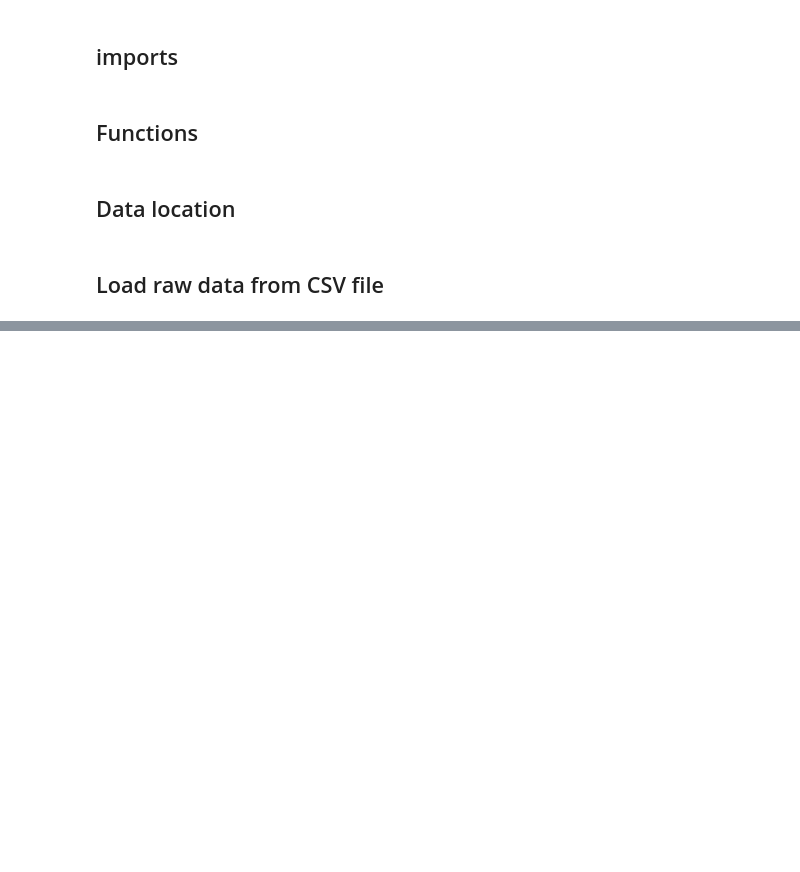
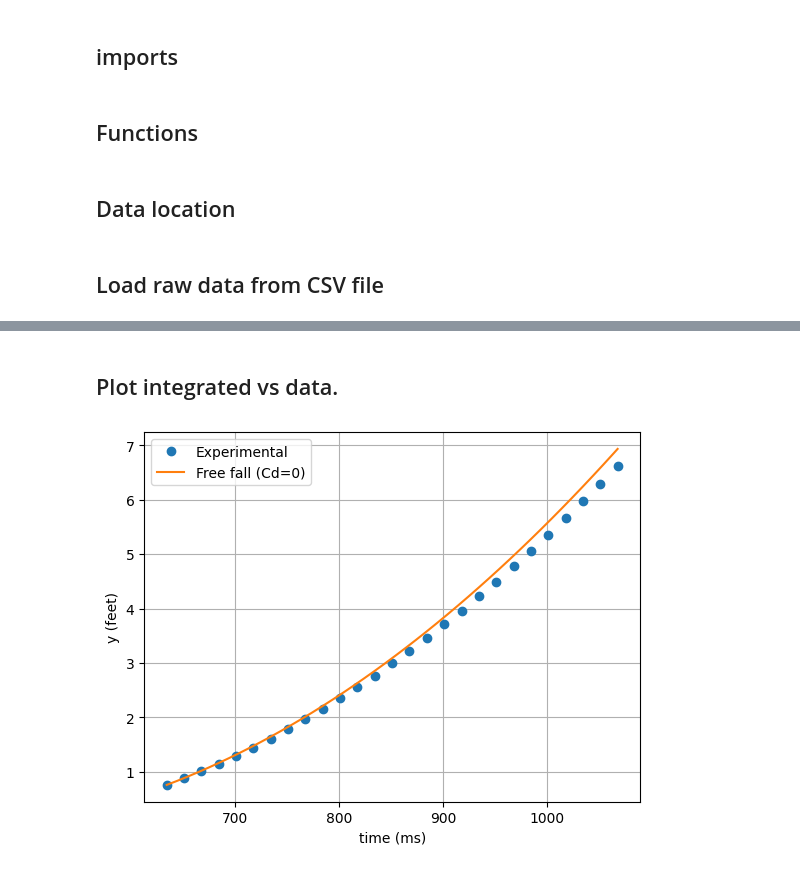
Before and after one commit to fm75/pickleball-data-analysis, a Jupyter notebook: notebooks/coeff-of-drag-compute.ipynb, the cells around one changed output, grey strips where cells are left out. Saved outputs shown, nothing was run; the diff lists cells and outputs as text; code cells hidden in the pictures; blank space fills up the shorter version.

```diff
--- a/notebooks/coeff-of-drag-compute.ipynb
+++ b/notebooks/coeff-of-drag-compute.ipynb
@@ -41,0 +269,14 @@ df.plot(y='time')
+# %%
+# Initial conditions
+y0 = 0.760  # feet
+v0 = (-0.40, 7.25)  # (vx, vy) in ft/s
+
+# Ball properties
+m = 26.7  # grams
+r = df['radius'].mean()  # average radius in inches
+
+# Time span from your data
+t_start = df['time'].min() / 1000  # convert to seconds
+t_end = df['time'].max() / 1000
+# %%
+sol = simulate_trajectory((t_start, t_end), y0, v0, m, r, Cd=0)
@@ -41,0 +337,11 @@ df.plot(y='time')
+# %% [markdown]
+## Plot integrated vs data.
+# %%
+plt.plot(df['time'], df['y'], 'o', label='Experimental')
+plt.plot(sol.t * 1000, sol.y[0], '-', label='Free fall (Cd=0)')
+plt.xlabel('time (ms)')
+plt.ylabel('y (feet)')
+plt.legend()
+plt.grid(True)
+# %% [output]
+[figure, added]
```
Also changed, not shown: parts of 62 cells of this notebook, 1 other file.
